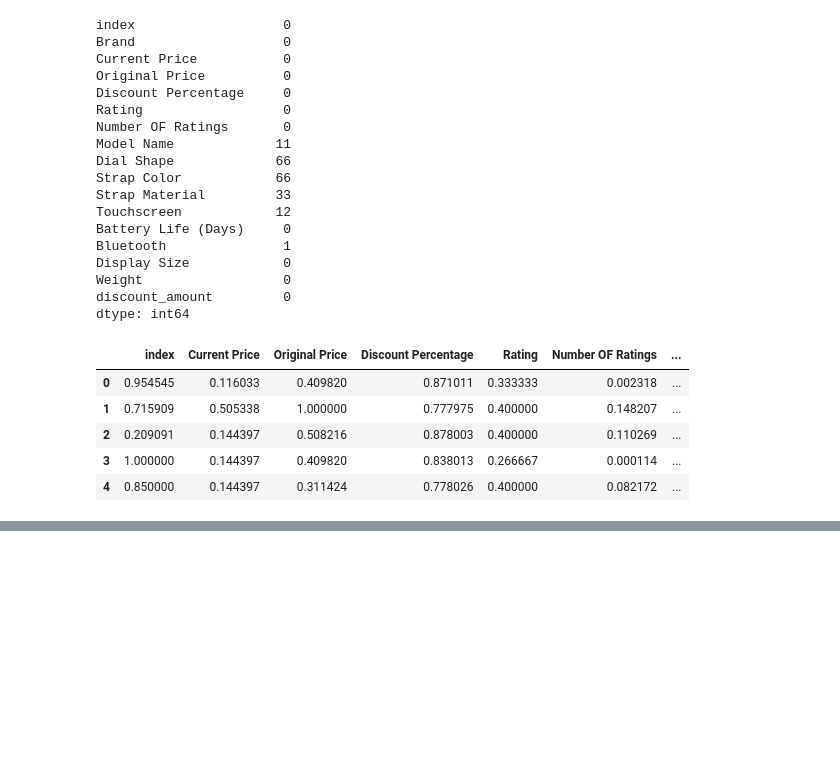
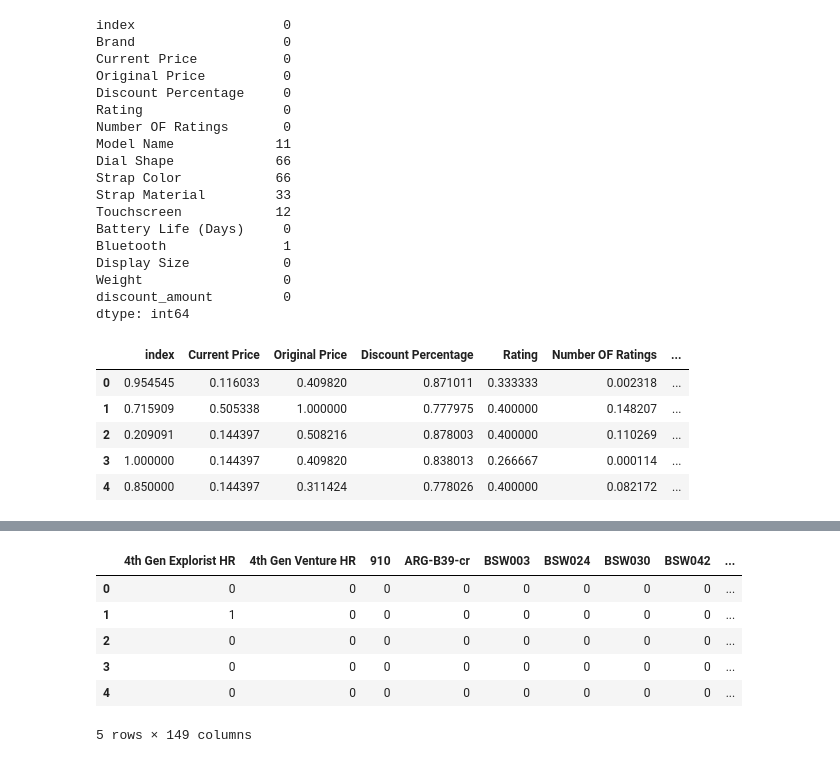
Before and after one commit to moronjie/watch_price_ml_project, a Jupyter notebook: main.ipynb, the cells around one changed output, grey strips where cells are left out. Saved outputs shown, nothing was run; the diff lists cells and outputs as text; code cells hidden in the pictures; blank space fills up the shorter version.

```diff
--- a/main.ipynb
+++ b/main.ipynb
@@ -426,0 +494,12 @@ train_df.head()
+# %%
+Model_Name = pd.get_dummies(train_df['Model Name']).drop(['other'], axis=1)
+Model_Name = Model_Name.astype(int)
+Model_Name.head()
+# %% [output]
+|  | 4th Gen Explorist HR | 4th Gen Venture HR | 910 | ARG-B39-cr | BSW003 | BSW024 | BSW030 | BSW042 | ... |
+| 0 | 0 | 0 | 0 | 0 | 0 | 0 | 0 | 0 | ... |
+| 1 | 1 | 0 | 0 | 0 | 0 | 0 | 0 | 0 | ... |
+| 2 | 0 | 0 | 0 | 0 | 0 | 0 | 0 | 0 | ... |
+| 3 | 0 | 0 | 0 | 0 | 0 | 0 | 0 | 0 | ... |
+| 4 | 0 | 0 | 0 | 0 | 0 | 0 | 0 | 0 | ... |
+5 rows × 149 columns
```
Also changed, not shown: parts of 12 cells of this notebook, 2 other files.
